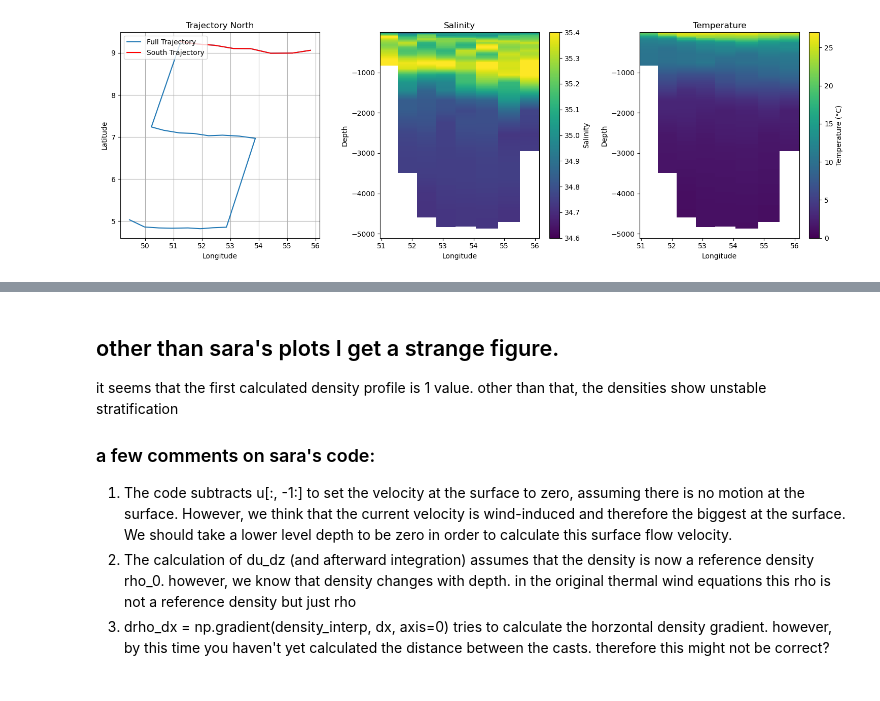
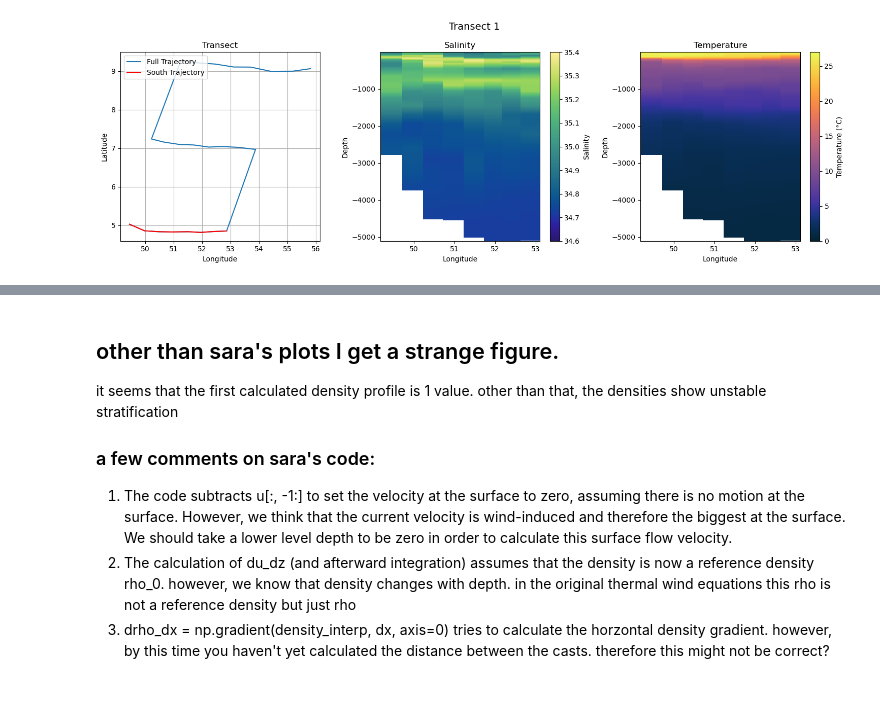
Before and after one commit to ret1-c/Virtualship_Project_UU, a Jupyter notebook: Analysation_virtualship_2.ipynb, the cells around one changed output, grey strips where cells are left out. Saved outputs shown, nothing was run; the diff lists cells and outputs as text; code cells hidden in the pictures.

```diff
--- a/Analysation_virtualship_2.ipynb
+++ b/Analysation_virtualship_2.ipynb
@@ -184,52 +123,4 @@ plt.show()
-# %%
-inds = slice(16,24)
-vmin_s = 34.6
-vmax_s = 35.4
-vmin_t = 0
-vmax_t = 27
-
-
-# Create a figure with 1 row and 3 columns for subplots
-fig, axes = plt.subplots(1, 3, figsize=(15, 5))
-
-# Plot the trajectory on the first subplot (small figure)
-axes[0].plot(ctd.lon.isel(obs=0), ctd.lat.isel(obs=0), label='Full Trajectory')
-axes[0].plot(ctd.lon.isel(obs=0, trajectory=inds), ctd.lat.isel(obs=0, trajectory=inds), label='South Trajectory', color='red')
-axes[0].set_title("Trajectory North")
-axes[0].set_xlabel("Longitude")
-axes[0].set_ylabel("Latitude")
-axes[0].grid()
-axes[0].legend(loc='upper left')
-
-# Plot salinity on the second subplot (large figure)
-ctd_transsect = ctd_descent.isel(trajectory=inds)
-lons = ctd_transsect.lon.isel(depth=0)
-depths = ctd_transsect.depth
-salinity_plot = axes[1].pcolormesh(lons, depths, ctd_transsect.salinity.transpose(), shading='nearest', clim=(vmin_s, vmax_s))
-axes[1].set_title("Salinity")
-axes[1].set_xlabel("Longitude")
-axes[1].set_ylabel("Depth")
-# Add colorbar for salinity plot
-fig.colorbar(salinity_plot, ax=axes[1], label="Salinity")
-
-# Plot temperature on the third subplot (large figure)
-ctd_transsect = ctd_descent.isel(trajectory=inds)
-lons = ctd_transsect.lon.isel(depth=0)
-depths = ctd_transsect.depth
-temperature_plot = axes[2].pcolormesh(lons, depths, ctd_transsect.temperature.transpose(), shading='nearest', clim=(vmin_t, vmax_t))
-axes[2].set_title("Temperature")
-axes[2].set_xlabel("Longitude")
-axes[2].set_ylabel("Depth")
-# Add colorbar for temperature plot
-fig.colorbar(temperature_plot, ax=axes[2], label="Temperature (°C)")
-
-# Adjust layout to ensure subplots are nicely spaced
-plt.tight_layout()
-
-# Save the figure
-fig.savefig('C:/Users/tessa/Documents/UU/MASTER/dynamical oceanography/virtual_ship_assignment/analysation_and_results2_virtualship_keep/somalia/results/figures for presentation/temperature_and_salinity_trajectory_north.png')
-
-# Show the plot
-plt.show()
-# %% [output]
-[figure, removed]
+# %%
+plots_S_T(inds= trs1_idx, title = 'Transect 1')
+# %% [output]
+[figure, added]
```
Also changed, not shown: parts of 21 cells of this notebook.
